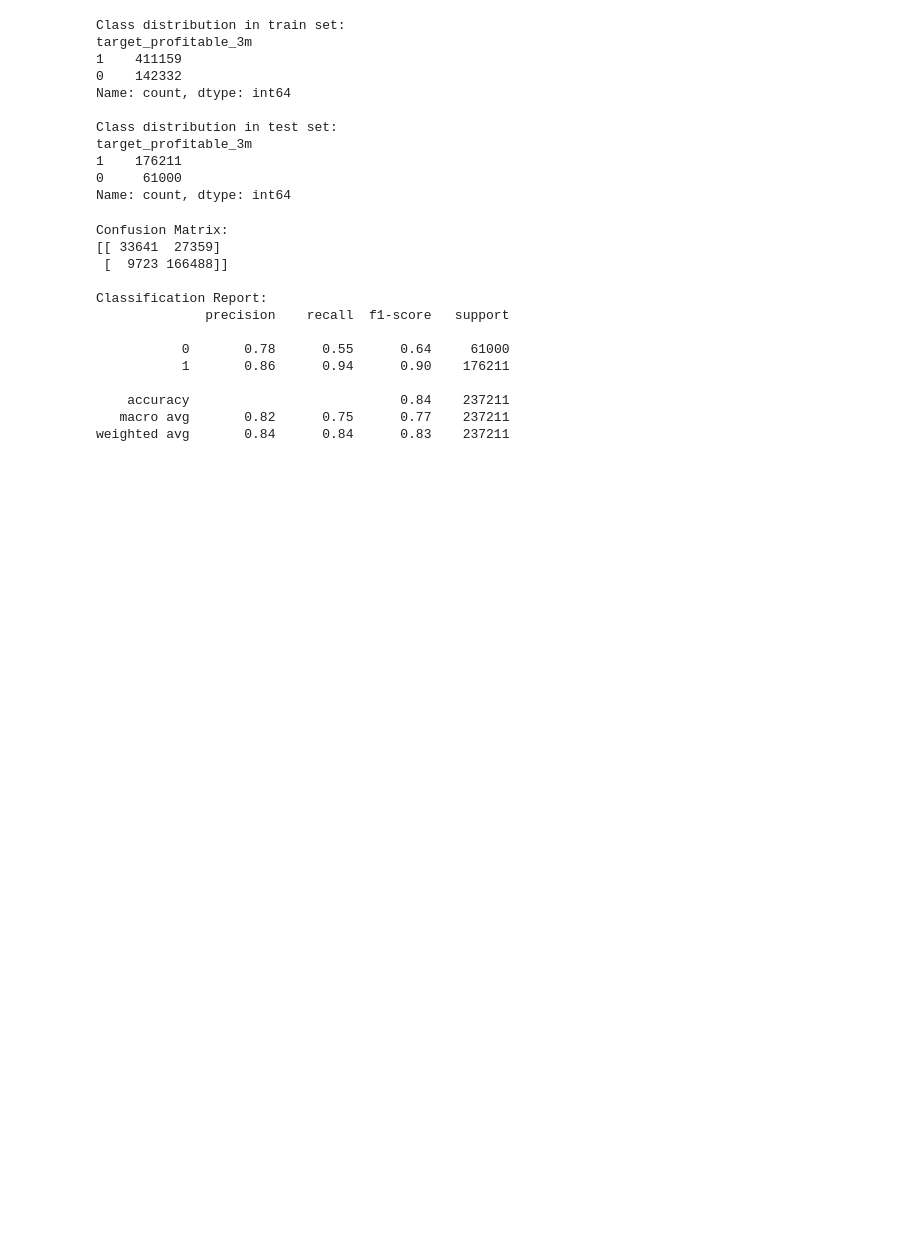
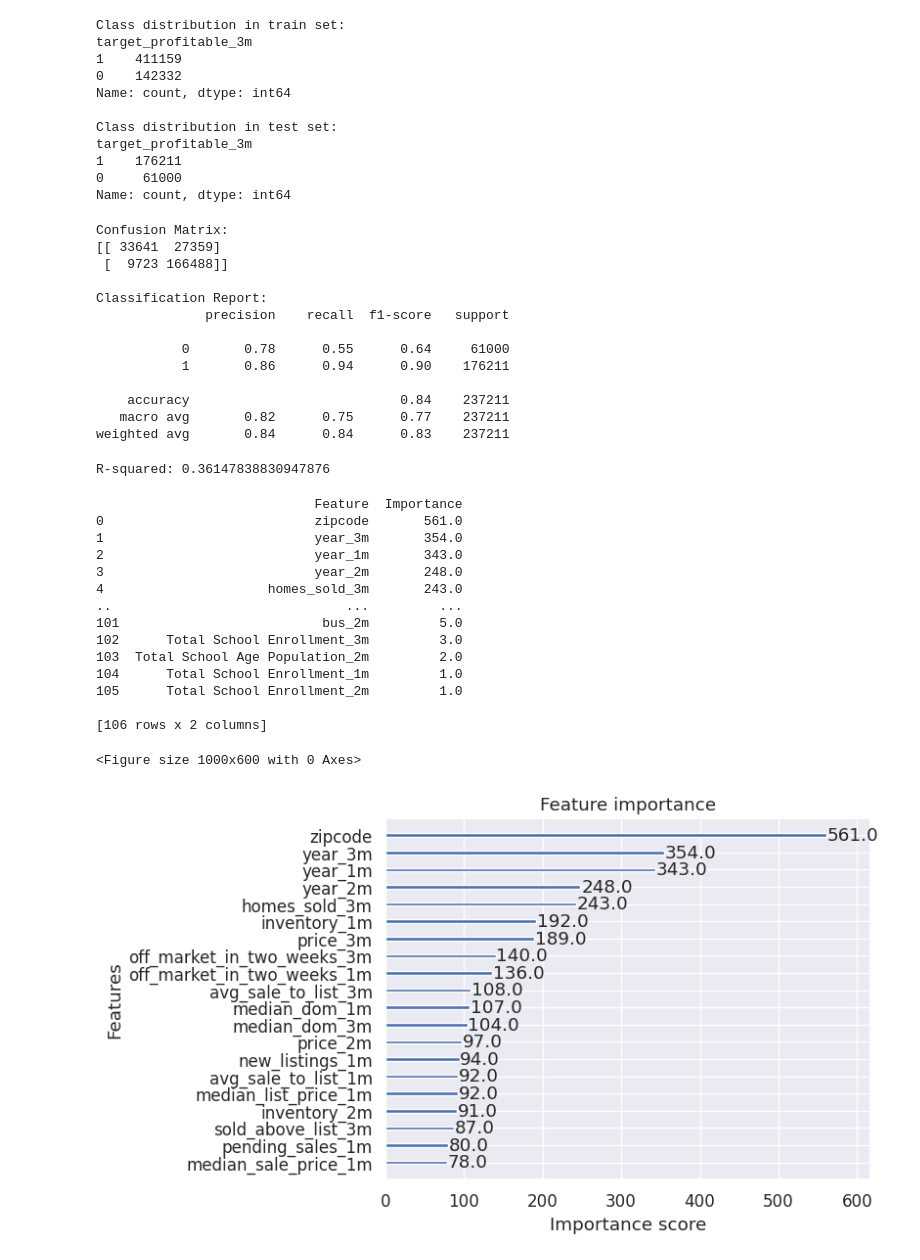
Before and after one commit to JensKlug/zillows_real_estate, a Jupyter notebook: notebooks/jess1.ipynb, the cells around one changed output. Cells and saved outputs as stored; diff of their text form; code cells hidden in the pictures; blank space fills up the shorter version.

```diff
--- a/notebooks/jess1.ipynb
+++ b/notebooks/jess1.ipynb
@@ -391,0 +460,59 @@ grouped train, group test
+# %%
+# Fit the model
+#best_xgb_model= grid_search.fit(X_train_processed, y_train)
+xgb_model.fit(X_train_processed, y_train)
+# Use the best model from GridSearchCV directly without saving/loading
+#best_xgb_model = grid_search.best_estimator_
+
+# Make predictions on the test set using the best model
+y_pred = xgb_model.predict(X_test_processed)
+
+# Calculate R-squared score
+r2 = r2_score(y_test, y_pred)
+print(f"R-squared: {r2}")
+# %% [output]
+R-squared: 0.36147838830947876
+# %%
+# Extract the Booster object from the XGBRegressor model
+booster = xgb_model.get_booster()
+
+# Map feature importance to the feature names (convert to a list)
+booster.feature_names = X_train.columns.tolist()  # Ensure it's a list of feature names
+
+# Get the feature importance values
+importance_dict = booster.get_score(importance_type='weight')
+
+# Convert the dictionary to a DataFrame for easier handling
+importance_df = pd.DataFrame(list(importance_dict.items()), columns=['Feature', 'Importance'])
+
+# Sort the DataFrame by importance values in descending order
+importance_df = importance_df.sort_values(by='Importance', ascending=False).reset_index(drop=True)
+
+# Display the DataFrame
+print(importance_df)
+
+# Now you can export or use the `importance_df` for building charts
+# For example, saving it to CSV for use in PowerPoint or other tools
+importance_df.to_csv("feature_importance.csv", index=False)
+
+# Plot the feature importance
+plt.figure(figsize=(10, 6))
+xgb.plot_importance(booster, max_num_features=20)
+plt.show()
+# %% [output]
+                            Feature  Importance
+0                           zipcode       561.0
+1                           year_3m       354.0
+2                           year_1m       343.0
+3                           year_2m       248.0
+4                     homes_sold_3m       243.0
+..                              ...         ...
+101                          bus_2m         5.0
+102      Total School Enrollment_3m         3.0
+103  Total School Age Population_2m         2.0
+104      Total School Enrollment_1m         1.0
+105      Total School Enrollment_2m         1.0
+
+[106 rows x 2 columns]
+<Figure size 1000x600 with 0 Axes>
+[figure, added]
```
Also changed, not shown: parts of 7 cells of this notebook, 1 other file.
